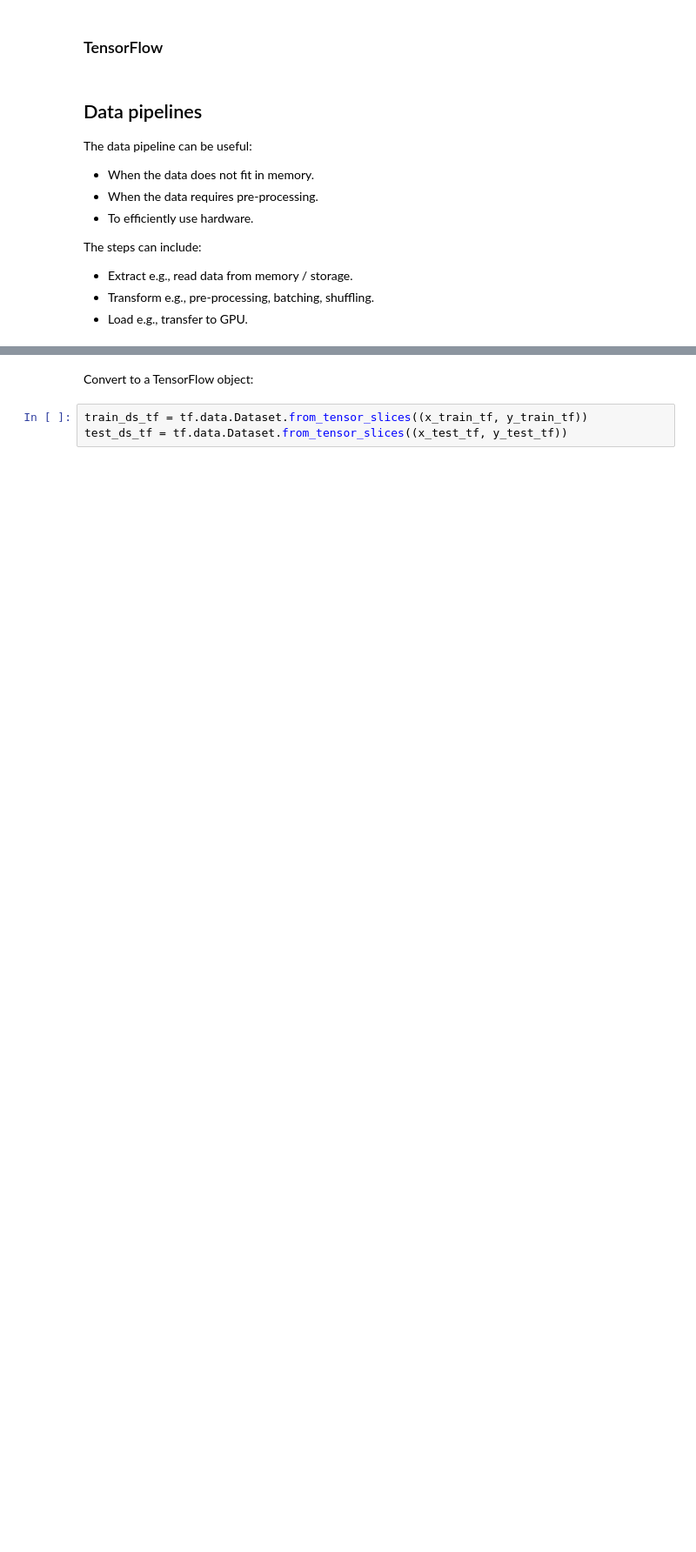
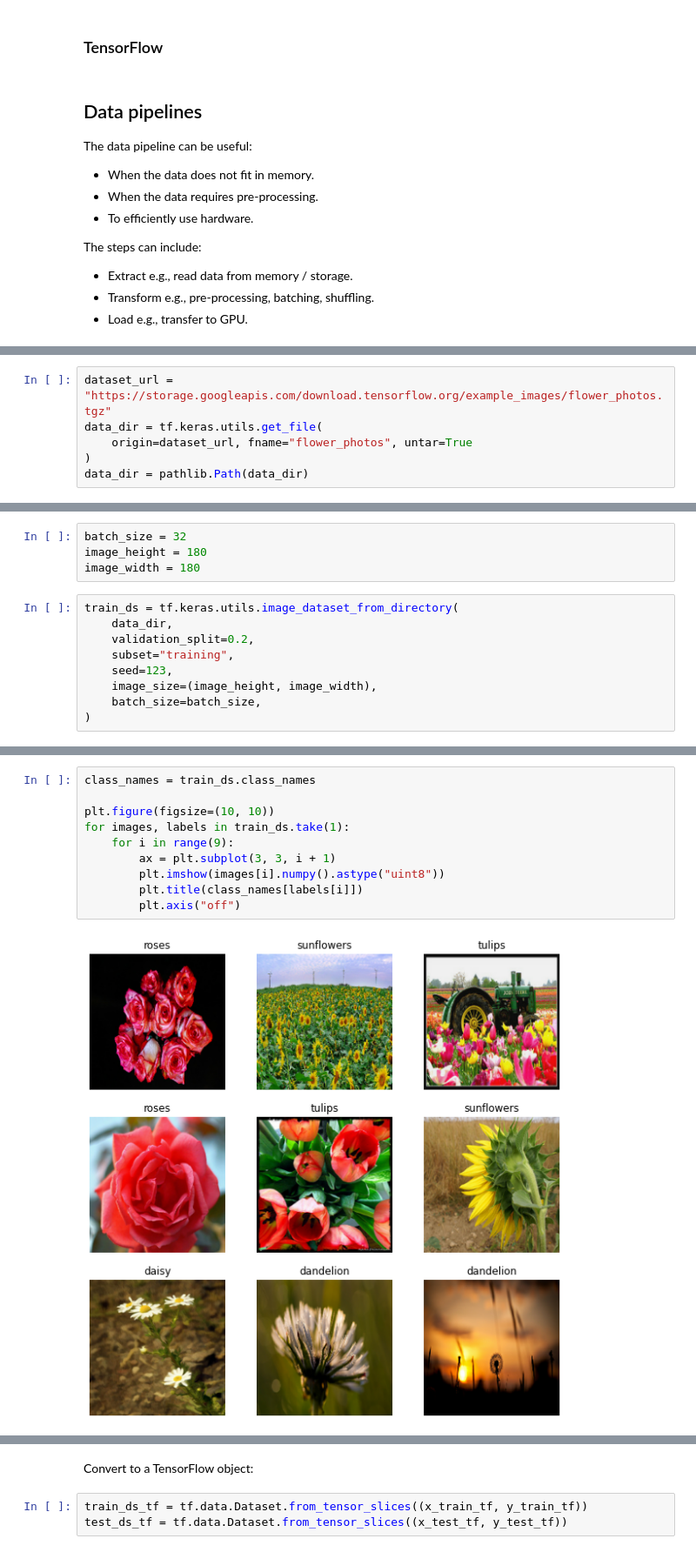
Before and after one commit to lukeconibear/intro_ml, a Jupyter notebook: docs/03_data.ipynb, the cells around one changed output, grey strips where cells are left out. Shown at 87% size. Saved outputs shown, nothing was run; the diff lists cells and outputs as text; blank space fills up the shorter version.

```diff
--- a/docs/03_data.ipynb
+++ b/docs/03_data.ipynb
@@ -127,0 +130,6 @@ model.fit(dataset, epochs=epochs, callbacks=callbacks)
+# %%
+dataset_url = "https://storage.googleapis.com/download.tensorflow.org/example_images/flower_photos.tgz"
+data_dir = tf.keras.utils.get_file(
+    origin=dataset_url, fname="flower_photos", untar=True
+)
+data_dir = pathlib.Path(data_dir)
@@ -127,0 +140,13 @@ model.fit(dataset, epochs=epochs, callbacks=callbacks)
+# %%
+batch_size = 32
+image_height = 180
+image_width = 180
+# %%
+train_ds = tf.keras.utils.image_dataset_from_directory(
+    data_dir,
+    validation_split=0.2,
+    subset="training",
+    seed=123,
+    image_size=(image_height, image_width),
+    batch_size=batch_size,
+)
@@ -127,0 +170,12 @@ model.fit(dataset, epochs=epochs, callbacks=callbacks)
+# %%
+class_names = train_ds.class_names
+
+plt.figure(figsize=(10, 10))
+for images, labels in train_ds.take(1):
+    for i in range(9):
+        ax = plt.subplot(3, 3, i + 1)
+        plt.imshow(images[i].numpy().astype("uint8"))
+        plt.title(class_names[labels[i]])
+        plt.axis("off")
+# %% [output]
+[figure, added]
```
Also changed, not shown: parts of 39 cells of this notebook, 26 other files.
